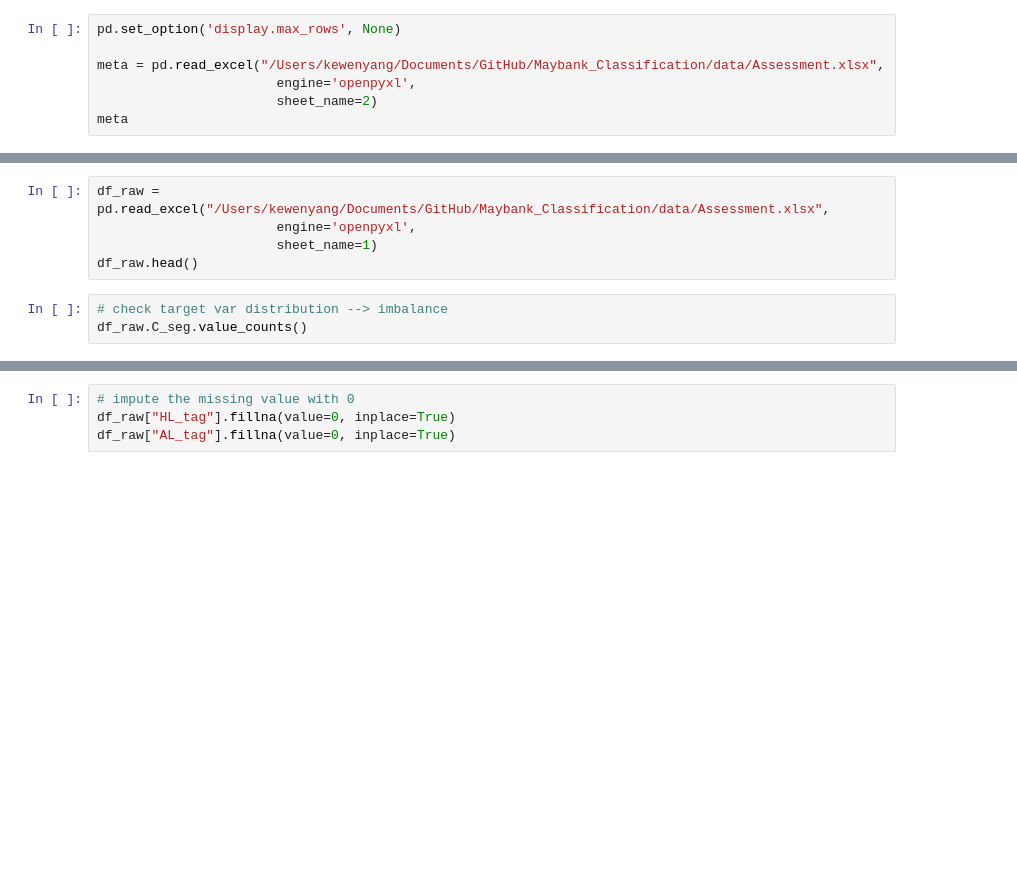
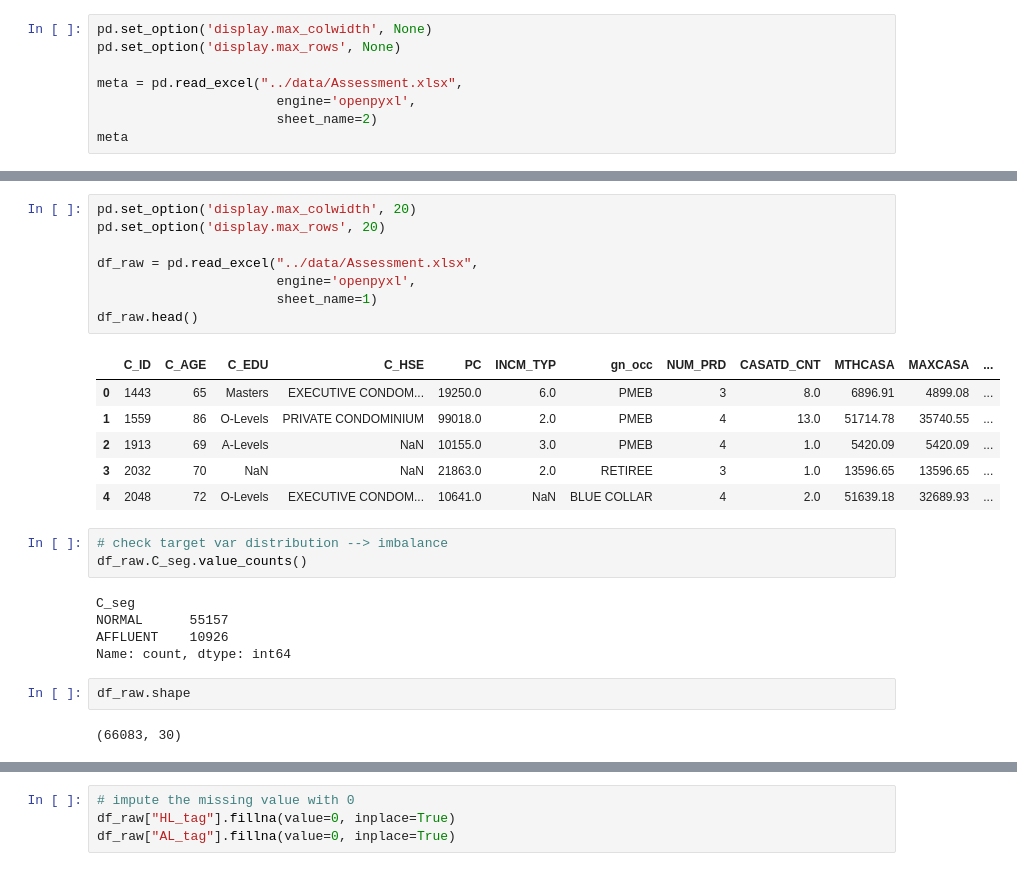
Before and after one commit to yang0369/Maybank_Classification, a Jupyter notebook: analysis/experiment_xgboost.ipynb, the cells around one changed output, grey strips where cells are left out. Saved outputs shown, nothing was run; the diff lists cells and outputs as text; blank space fills up the shorter version.

```diff
--- a/analysis/experiment_xgboost.ipynb
+++ b/analysis/experiment_xgboost.ipynb
@@ -39,7 +56,8 @@ task
 # %%
+pd.set_option('display.max_colwidth', None)
 pd.set_option('display.max_rows', None)
 
-meta = pd.read_excel("/Users/kewenyang/Documents/GitHub/Maybank_Classification/data/Assessment.xlsx",
+meta = pd.read_excel("../data/Assessment.xlsx",
                        engine='openpyxl',
                        sheet_name=2)
 meta
@@ -46,11 +82,30 @@ meta
 # %%
-df_raw = pd.read_excel("/Users/kewenyang/Documents/GitHub/Maybank_Classification/data/Assessment.xlsx",
+pd.set_option('display.max_colwidth', 20)
+pd.set_option('display.max_rows', 20)
+
+df_raw = pd.read_excel("../data/Assessment.xlsx",
                        engine='openpyxl',
                        sheet_name=1)
 df_raw.head()
+# %% [output]
+|  | C_ID | C_AGE | C_EDU | C_HSE | PC | INCM_TYP | gn_occ | NUM_PRD | CASATD_CNT | MTHCASA | MAXCASA | ... |
+| 0 | 1443 | 65 | Masters | EXECUTIVE CONDOM... | 19250.0 | 6.0 | PMEB | 3 | 8.0 | 6896.91 | 4899.08 | ... |
+| 1 | 1559 | 86 | O-Levels | PRIVATE CONDOMINIUM | 99018.0 | 2.0 | PMEB | 4 | 13.0 | 51714.78 | 35740.55 | ... |
+| 2 | 1913 | 69 | A-Levels | NaN | 10155.0 | 3.0 | PMEB | 4 | 1.0 | 5420.09 | 5420.09 | ... |
+| 3 | 2032 | 70 | NaN | NaN | 21863.0 | 2.0 | RETIREE | 3 | 1.0 | 13596.65 | 13596.65 | ... |
+| 4 | 2048 | 72 | O-Levels | EXECUTIVE CONDOM... | 10641.0 | NaN | BLUE COLLAR | 4 | 2.0 | 51639.18 | 32689.93 | ... |
 # %%
 # check target var distribution --> imbalance
 df_raw.C_seg.value_counts()
+# %% [output]
+C_seg
+NORMAL      55157
+AFFLUENT    10926
+Name: count, dtype: int64
+# %%
+df_raw.shape
+# %% [output]
+(66083, 30)
 # %%
 # C_ID is not unique
 df_raw.loc[df_raw.C_ID == 59688]
```
Also changed, not shown: parts of 52 cells of this notebook, 2 other files.
